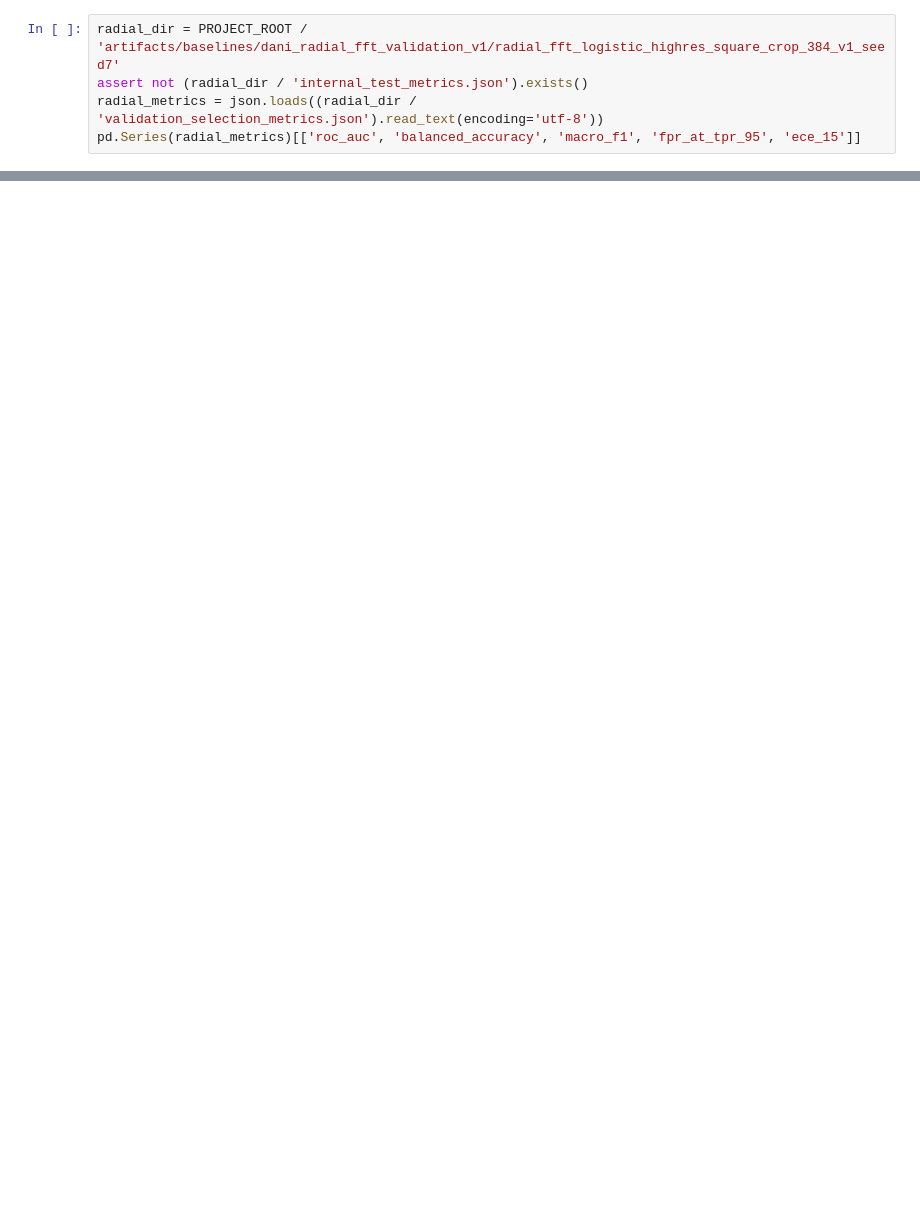
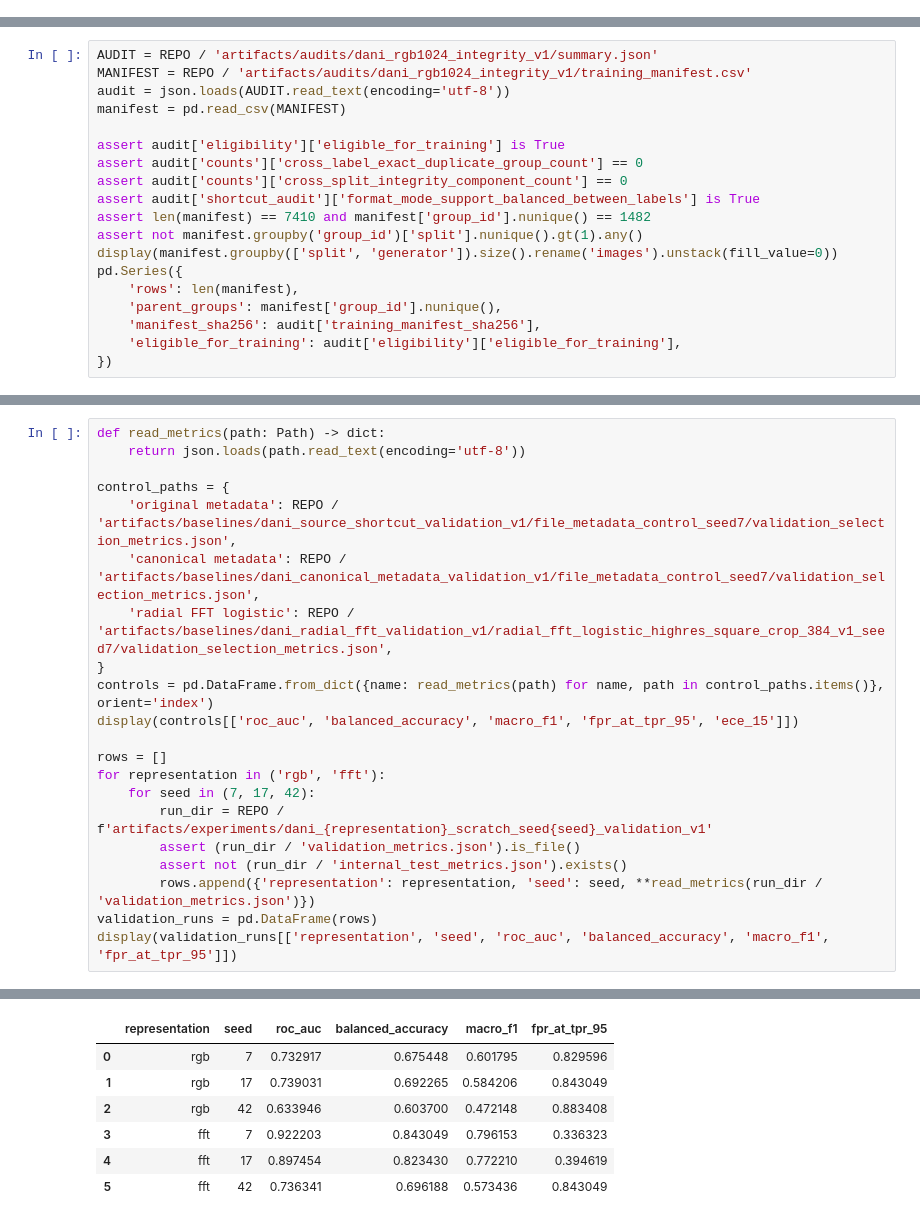
Before and after one commit to alicesolov/FaceTune, a Jupyter notebook: notebooks/01_internal_training.ipynb, the cells around one changed output, grey strips where cells are left out. Cells and saved outputs as stored; diff of their text form; blank space fills up the shorter version.

Commit message:
docs: finalize DANI research notebooks

```diff
--- a/notebooks/01_internal_training.ipynb
+++ b/notebooks/01_internal_training.ipynb
@@ -341,5 +0,0 @@ This deterministic logistic baseline sees only the 64-bin radial log-power spect
-# %%
-radial_dir = PROJECT_ROOT / 'artifacts/baselines/dani_radial_fft_validation_v1/radial_fft_logistic_highres_square_crop_384_v1_seed7'
-assert not (radial_dir / 'internal_test_metrics.json').exists()
-radial_metrics = json.loads((radial_dir / 'validation_selection_metrics.json').read_text(encoding='utf-8'))
-pd.Series(radial_metrics)[['roc_auc', 'balanced_accuracy', 'macro_f1', 'fpr_at_tpr_95', 'ece_15']]
@@ -373,0 +33,19 @@ Do not evaluate internal test from this notebook until all declared validation r
+# %%
+AUDIT = REPO / 'artifacts/audits/dani_rgb1024_integrity_v1/summary.json'
+MANIFEST = REPO / 'artifacts/audits/dani_rgb1024_integrity_v1/training_manifest.csv'
+audit = json.loads(AUDIT.read_text(encoding='utf-8'))
+manifest = pd.read_csv(MANIFEST)
+
+assert audit['eligibility']['eligible_for_training'] is True
+assert audit['counts']['cross_label_exact_duplicate_group_count'] == 0
+assert audit['counts']['cross_split_integrity_component_count'] == 0
+assert audit['shortcut_audit']['format_mode_support_balanced_between_labels'] is True
+assert len(manifest) == 7410 and manifest['group_id'].nunique() == 1482
+assert not manifest.groupby('group_id')['split'].nunique().gt(1).any()
+display(manifest.groupby(['split', 'generator']).size().rename('images').unstack(fill_value=0))
+pd.Series({
+    'rows': len(manifest),
+    'parent_groups': manifest['group_id'].nunique(),
+    'manifest_sha256': audit['training_manifest_sha256'],
+    'eligible_for_training': audit['eligibility']['eligible_for_training'],
+})
@@ -373,0 +67,22 @@ Do not evaluate internal test from this notebook until all declared validation r
+# %%
+def read_metrics(path: Path) -> dict:
+    return json.loads(path.read_text(encoding='utf-8'))
+
+control_paths = {
+    'original metadata': REPO / 'artifacts/baselines/dani_source_shortcut_validation_v1/file_metadata_control_seed7/validation_selection_metrics.json',
+    'canonical metadata': REPO / 'artifacts/baselines/dani_canonical_metadata_validation_v1/file_metadata_control_seed7/validation_selection_metrics.json',
+    'radial FFT logistic': REPO / 'artifacts/baselines/dani_radial_fft_validation_v1/radial_fft_logistic_highres_square_crop_384_v1_seed7/validation_selection_metrics.json',
+}
+controls = pd.DataFrame.from_dict({name: read_metrics(path) for name, path in control_paths.items()}, orient='index')
+display(controls[['roc_auc', 'balanced_accuracy', 'macro_f1', 'fpr_at_tpr_95', 'ece_15']])
+
+rows = []
+for representation in ('rgb', 'fft'):
+    for seed in (7, 17, 42):
+        run_dir = REPO / f'artifacts/experiments/dani_{representation}_scratch_seed{seed}_validation_v1'
+        assert (run_dir / 'validation_metrics.json').is_file()
+        assert not (run_dir / 'internal_test_metrics.json').exists()
+        rows.append({'representation': representation, 'seed': seed, **read_metrics(run_dir / 'validation_metrics.json')})
+validation_runs = pd.DataFrame(rows)
+display(validation_runs[['representation', 'seed', 'roc_auc', 'balanced_accuracy', 'macro_f1', 'fpr_at_tpr_95']])
+# %% [output]
@@ -373,0 +93,7 @@ Do not evaluate internal test from this notebook until all declared validation r
+|  | representation | seed | roc_auc | balanced_accuracy | macro_f1 | fpr_at_tpr_95 |
+| 0 | rgb | 7 | 0.732917 | 0.675448 | 0.601795 | 0.829596 |
+| 1 | rgb | 17 | 0.739031 | 0.692265 | 0.584206 | 0.843049 |
+| 2 | rgb | 42 | 0.633946 | 0.603700 | 0.472148 | 0.883408 |
+| 3 | fft | 7 | 0.922203 | 0.843049 | 0.796153 | 0.336323 |
+| 4 | fft | 17 | 0.897454 | 0.823430 | 0.772210 | 0.394619 |
+| 5 | fft | 42 | 0.736341 | 0.696188 | 0.573436 | 0.843049 |
```
Also changed, not shown: parts of 49 cells of this notebook, 3 other files.
